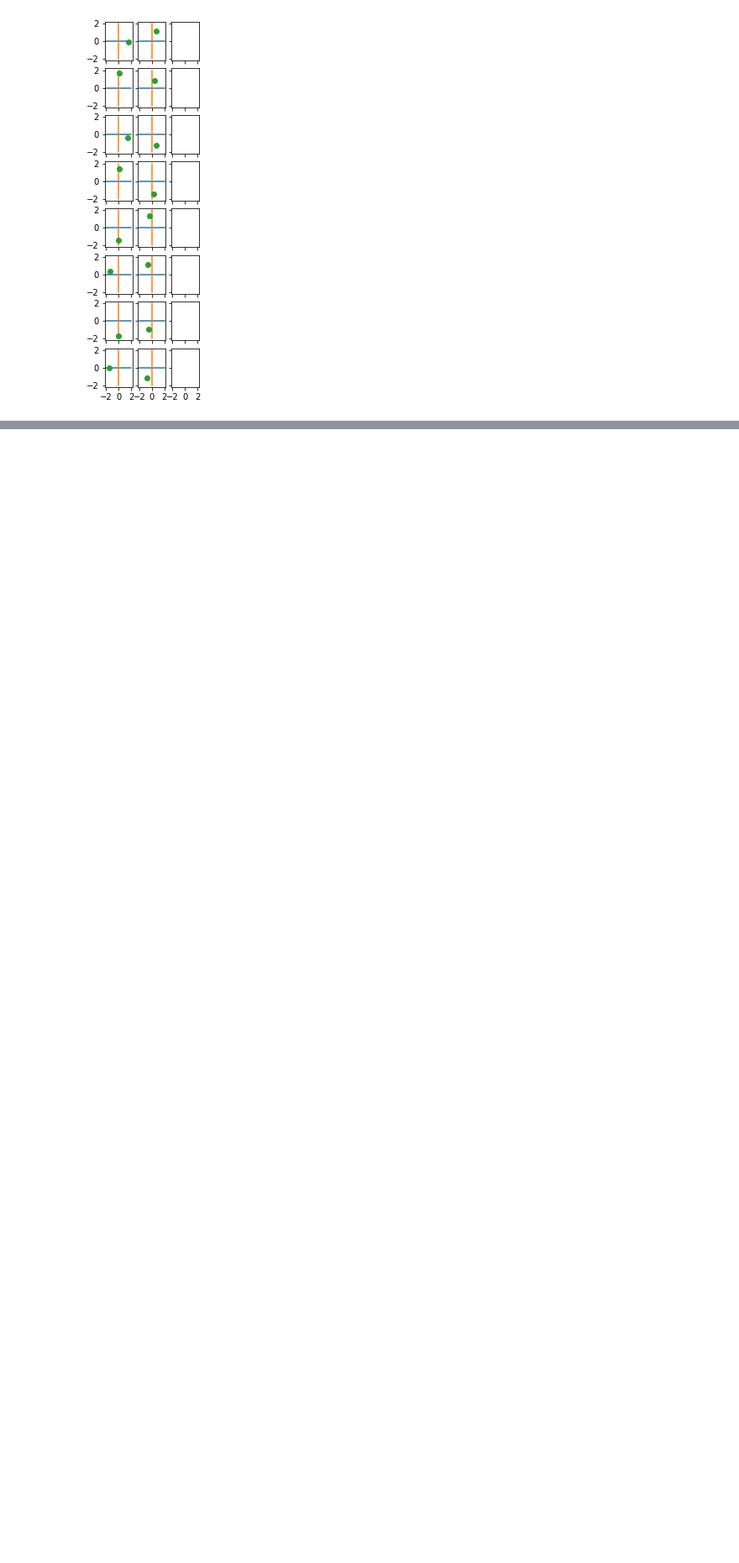
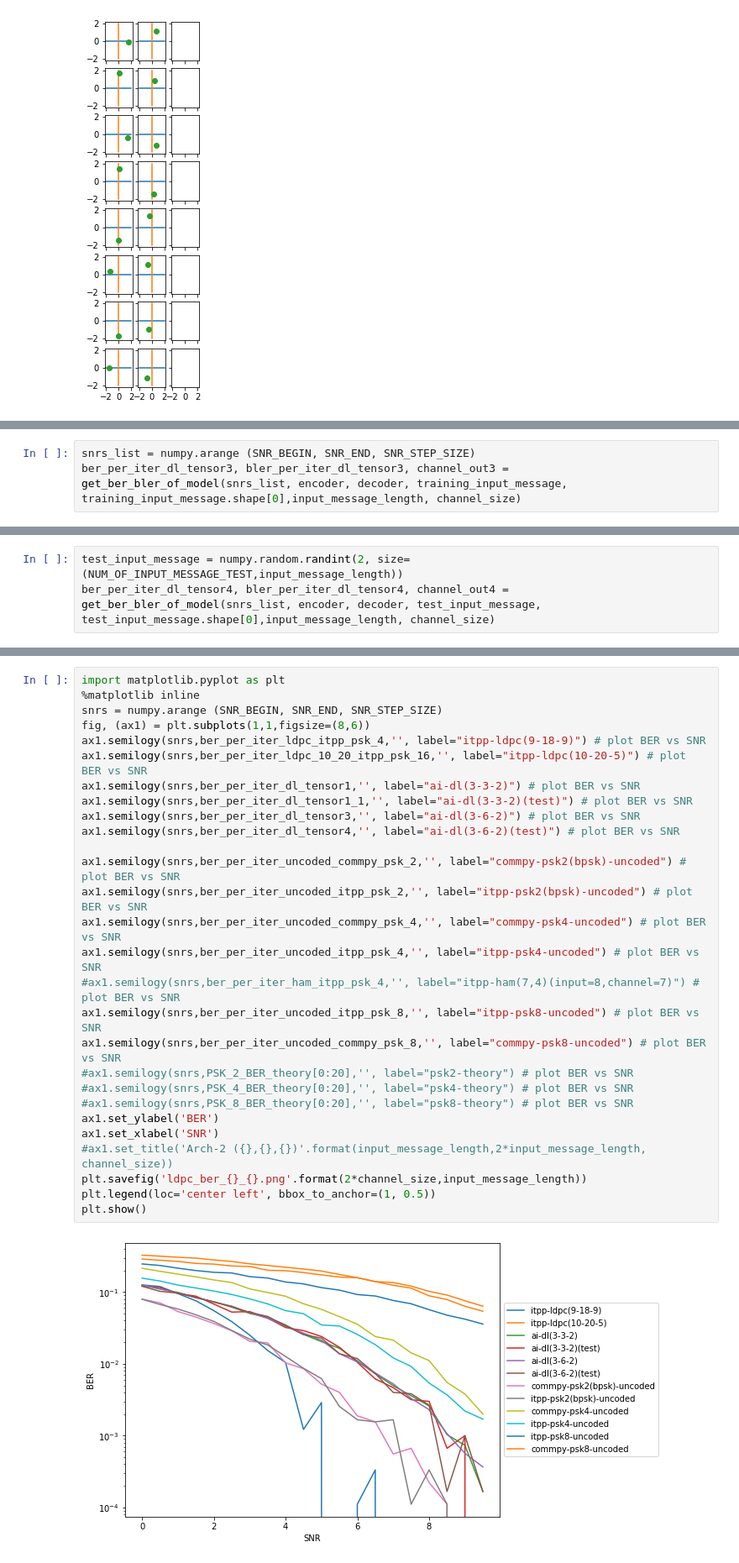
Before and after one commit to iamviji/project, a Jupyter notebook: Report/KerasBinary_In_En_Ch_UnderStandMod.ipynb, the cells around one changed output, grey strips where cells are left out. Shown: that part at 84% size. Cells and saved outputs as stored; diff of their text form; blank space fills up the shorter version.

```diff
--- a/Report/KerasBinary_In_En_Ch_UnderStandMod.ipynb
+++ b/Report/KerasBinary_In_En_Ch_UnderStandMod.ipynb
@@ -451,0 +571,3 @@ display_points (encoded_message, 8, channel_size)
+# %%
+snrs_list = numpy.arange (SNR_BEGIN, SNR_END, SNR_STEP_SIZE)
+ber_per_iter_dl_tensor3, bler_per_iter_dl_tensor3, channel_out3 = get_ber_bler_of_model(snrs_list, encoder, decoder, training_input_message, training_input_message.shape[0],input_message_length, channel_size)
@@ -451,0 +595,3 @@ display_points (encoded_message, 8, channel_size)
+# %%
+test_input_message = numpy.random.randint(2, size=(NUM_OF_INPUT_MESSAGE_TEST,input_message_length))
+ber_per_iter_dl_tensor4, bler_per_iter_dl_tensor4, channel_out4 = get_ber_bler_of_model(snrs_list, encoder, decoder, test_input_message, test_input_message.shape[0],input_message_length, channel_size)
@@ -451,0 +619,30 @@ display_points (encoded_message, 8, channel_size)
+# %%
+import matplotlib.pyplot as plt
+%matplotlib inline
+snrs = numpy.arange (SNR_BEGIN, SNR_END, SNR_STEP_SIZE)
+fig, (ax1) = plt.subplots(1,1,figsize=(8,6))
+ax1.semilogy(snrs,ber_per_iter_ldpc_itpp_psk_4,'', label="itpp-ldpc(9-18-9)") # plot BER vs SNR
+ax1.semilogy(snrs,ber_per_iter_ldpc_10_20_itpp_psk_16,'', label="itpp-ldpc(10-20-5)") # plot BER vs SNR
+ax1.semilogy(snrs,ber_per_iter_dl_tensor1,'', label="ai-dl(3-3-2)") # plot BER vs SNR
+ax1.semilogy(snrs,ber_per_iter_dl_tensor1_1,'', label="ai-dl(3-3-2)(test)") # plot BER vs SNR
+ax1.semilogy(snrs,ber_per_iter_dl_tensor3,'', label="ai-dl(3-6-2)") # plot BER vs SNR
+ax1.semilogy(snrs,ber_per_iter_dl_tensor4,'', label="ai-dl(3-6-2)(test)") # plot BER vs SNR
+
+ax1.semilogy(snrs,ber_per_iter_uncoded_commpy_psk_2,'', label="commpy-psk2(bpsk)-uncoded") # plot BER vs SNR
+ax1.semilogy(snrs,ber_per_iter_uncoded_itpp_psk_2,'', label="itpp-psk2(bpsk)-uncoded") # plot BER vs SNR
+ax1.semilogy(snrs,ber_per_iter_uncoded_commpy_psk_4,'', label="commpy-psk4-uncoded") # plot BER vs SNR
+ax1.semilogy(snrs,ber_per_iter_uncoded_itpp_psk_4,'', label="itpp-psk4-uncoded") # plot BER vs SNR
+#ax1.semilogy(snrs,ber_per_iter_ham_itpp_psk_4,'', label="itpp-ham(7,4)(input=8,channel=7)") # plot BER vs SNR
+ax1.semilogy(snrs,ber_per_iter_uncoded_itpp_psk_8,'', label="itpp-psk8-uncoded") # plot BER vs SNR
+ax1.semilogy(snrs,ber_per_iter_uncoded_commpy_psk_8,'', label="commpy-psk8-uncoded") # plot BER vs SNR
+#ax1.semilogy(snrs,PSK_2_BER_theory[0:20],'', label="psk2-theory") # plot BER vs SNR
+#ax1.semilogy(snrs,PSK_4_BER_theory[0:20],'', label="psk4-theory") # plot BER vs SNR
+#ax1.semilogy(snrs,PSK_8_BER_theory[0:20],'', label="psk8-theory") # plot BER vs SNR
+ax1.set_ylabel('BER')
+ax1.set_xlabel('SNR')
+#ax1.set_title('Arch-2 ({},{},{})'.format(input_message_length,2*input_message_length, channel_size))
+plt.savefig('ldpc_ber_{}_{}.png'.format(2*channel_size,input_message_length))
+plt.legend(loc='center left', bbox_to_anchor=(1, 0.5))
+plt.show()
+# %% [output]
+[figure, added]
```
Also changed, not shown: parts of 5 cells of this notebook.
